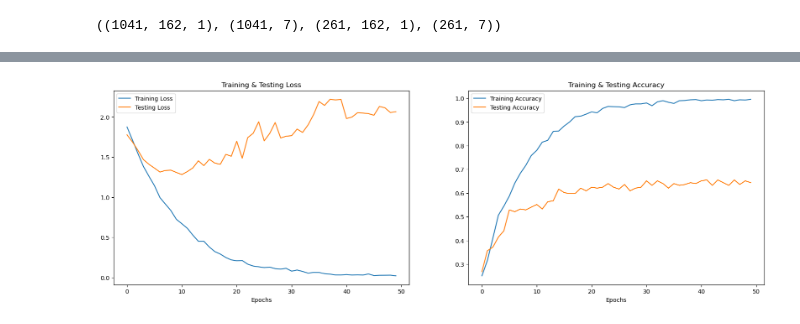
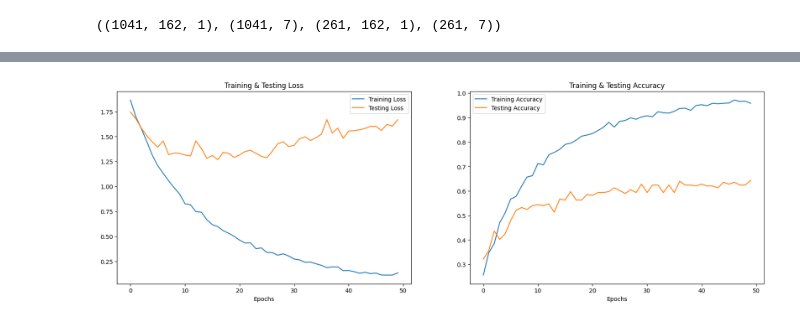
Before and after one commit to CodyneKen/Projet_ML1, a Jupyter notebook: scripts/cnn.ipynb, the cells around one changed output, grey strips where cells are left out. Saved outputs shown, nothing was run; the diff lists cells and outputs as text; code cells hidden in the pictures.

```diff
--- a/scripts/cnn.ipynb
+++ b/scripts/cnn.ipynb
@@ -30,7 +30,7 @@ import numpy as np
 encoder = OneHotEncoder()
 Y = encoder.fit_transform(np.array(y).reshape(-1,1)).toarray()
 # %%
-x_train, x_test, y_train, y_test = train_test_split(X, Y, random_state=42, test_size=0.2, stratify=Y)
+x_train, x_test, y_train, y_test = train_test_split(X, Y, random_state=42, test_size=0.2, stratify=Y, shuffle=True)
 x_train.shape, y_train.shape, x_test.shape, y_test.shape
 # %% [output]
 ((1041, 162), (1041, 7), (261, 162), (261, 7))
@@ -53,13 +53,15 @@ x_train.shape, y_train.shape, x_test.shape, y_test.shape
 import keras
 from keras import layers, models
 
+input_dim = x_train.shape[1]
+
 model = models.Sequential([
-    layers.Input(shape=(162, 1)),
+    layers.Input(shape=(input_dim, 1)),
     layers.Conv1D(128, kernel_size=5, strides=1, activation='relu', padding='same'),
     layers.Dropout(0.3),
 
     layers.Conv1D(64, kernel_size=5, strides=1, activation='relu', padding='same'),
-    layers.Dropout(0.2),
+    layers.Dropout(0.5),
 
     layers.Flatten(),
     layers.Dense(32, activation='relu'),
@@ -124,7 +127,7 @@ Epoch 50/50
 # %%
 print("Accuracy of our model on test data : " , model.evaluate(x_test,y_test)[1]*100 , "%")
 
-epochs = [i for i in range(epochs)]
+print_epochs = [i for i in range(epochs)]
 fig , ax = plt.subplots(1,2)
 train_acc = history.history['accuracy']
 train_loss = history.history['loss']
@@ -132,14 +135,14 @@ test_acc = history.history['val_accuracy']
 test_loss = history.history['val_loss']
 
 fig.set_size_inches(20,6)
-ax[0].plot(epochs , train_loss , label = 'Training Loss')
-ax[0].plot(epochs , test_loss , label = 'Testing Loss')
+ax[0].plot(print_epochs , train_loss , label = 'Training Loss')
+ax[0].plot(print_epochs , test_loss , label = 'Testing Loss')
 ax[0].set_title('Training & Testing Loss')
 ax[0].legend()
 ax[0].set_xlabel("Epochs")
 
-ax[1].plot(epochs , train_acc , label = 'Training Accuracy')
-ax[1].plot(epochs , test_acc , label = 'Testing Accuracy')
+ax[1].plot(print_epochs , train_acc , label = 'Training Accuracy')
+ax[1].plot(print_epochs , test_acc , label = 'Testing Accuracy')
 ax[1].set_title('Training & Testing Accuracy')
 ax[1].legend()
 ax[1].set_xlabel("Epochs")
@@ -149,5 +152,5 @@ plt.show()
 Accuracy of our model on test data :  64.36781883239746 %
-[figure, old version]
+[figure, new version]
 # %%
 # predicting on test data.
 pred_test = model.predict(x_test)
```
Also changed, not shown: parts of 9 cells of this notebook, 2 other files.
